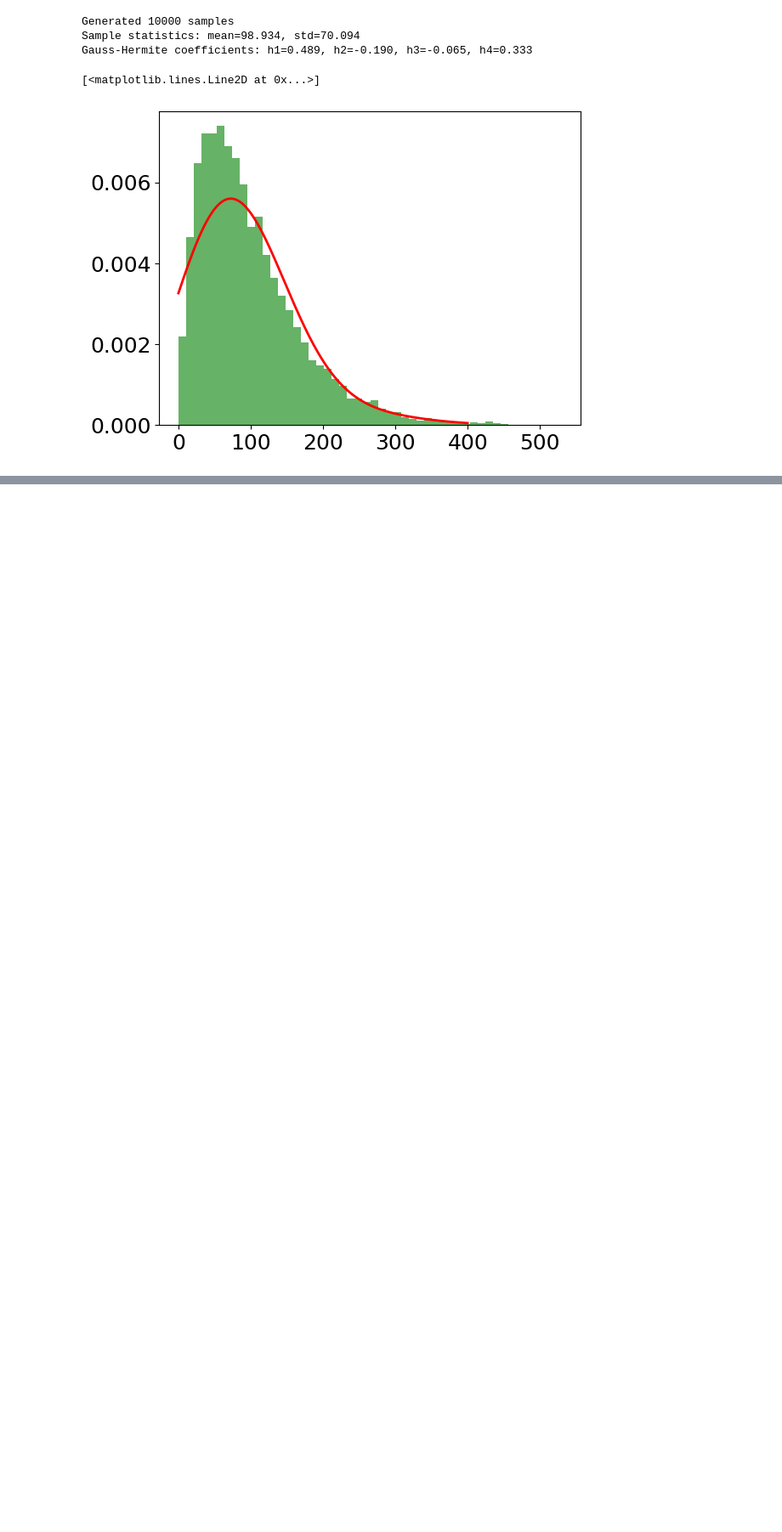
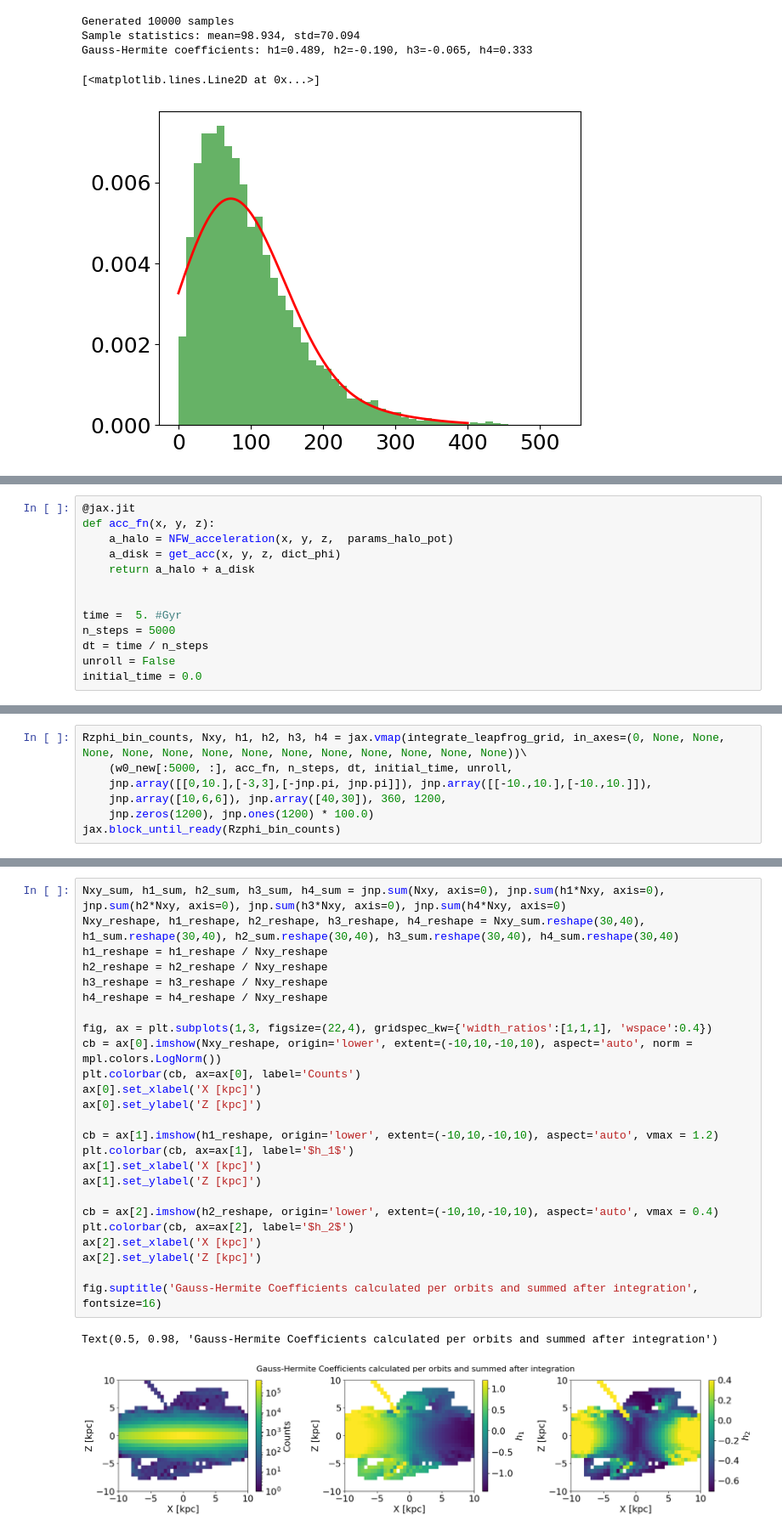
Before and after one commit to David-Chemaly/SchwarMAX, a Jupyter notebook: play_with_GH_moment.ipynb, the cells around one changed output, grey strips where cells are left out. Shown at 85% size. Saved outputs shown, nothing was run; the diff lists cells and outputs as text; blank space fills up the shorter version.

```diff
--- a/play_with_GH_moment.ipynb
+++ b/play_with_GH_moment.ipynb
@@ -725,0 +967,13 @@ Gauss-Hermite coefficients: h1=0.489, h2=-0.190, h3=-0.065, h4=0.333
+# %%
+@jax.jit
+def acc_fn(x, y, z):
+    a_halo = NFW_acceleration(x, y, z,  params_halo_pot)
+    a_disk = get_acc(x, y, z, dict_phi)
+    return a_halo + a_disk
+
+
+time =  5. #Gyr
+n_steps = 5000
+dt = time / n_steps
+unroll = False
+initial_time = 0.0
@@ -725,0 +1001,7 @@ Gauss-Hermite coefficients: h1=0.489, h2=-0.190, h3=-0.065, h4=0.333
+# %%
+Rzphi_bin_counts, Nxy, h1, h2, h3, h4 = jax.vmap(integrate_leapfrog_grid, in_axes=(0, None, None, None, None, None, None, None, None, None, None, None, None, None))\
+    (w0_new[:5000, :], acc_fn, n_steps, dt, initial_time, unroll,
+    jnp.array([[0,10.],[-3,3],[-jnp.pi, jnp.pi]]), jnp.array([[-10.,10.],[-10.,10.]]),
+    jnp.array([10,6,6]), jnp.array([40,30]), 360, 1200,
+    jnp.zeros(1200), jnp.ones(1200) * 100.0)
+jax.block_until_ready(Rzphi_bin_counts)
@@ -725,0 +1117,28 @@ Gauss-Hermite coefficients: h1=0.489, h2=-0.190, h3=-0.065, h4=0.333
+# %%
+Nxy_sum, h1_sum, h2_sum, h3_sum, h4_sum = jnp.sum(Nxy, axis=0), jnp.sum(h1*Nxy, axis=0), jnp.sum(h2*Nxy, axis=0), jnp.sum(h3*Nxy, axis=0), jnp.sum(h4*Nxy, axis=0)
+Nxy_reshape, h1_reshape, h2_reshape, h3_reshape, h4_reshape = Nxy_sum.reshape(30,40), h1_sum.reshape(30,40), h2_sum.reshape(30,40), h3_sum.reshape(30,40), h4_sum.reshape(30,40)
+h1_reshape = h1_reshape / Nxy_reshape
+h2_reshape = h2_reshape / Nxy_reshape
+h3_reshape = h3_reshape / Nxy_reshape
+h4_reshape = h4_reshape / Nxy_reshape
+
+fig, ax = plt.subplots(1,3, figsize=(22,4), gridspec_kw={'width_ratios':[1,1,1], 'wspace':0.4})
+cb = ax[0].imshow(Nxy_reshape, origin='lower', extent=(-10,10,-10,10), aspect='auto', norm = mpl.colors.LogNorm())
+plt.colorbar(cb, ax=ax[0], label='Counts')
+ax[0].set_xlabel('X [kpc]')
+ax[0].set_ylabel('Z [kpc]')
+
+cb = ax[1].imshow(h1_reshape, origin='lower', extent=(-10,10,-10,10), aspect='auto', vmax = 1.2)
+plt.colorbar(cb, ax=ax[1], label='$h_1$')
+ax[1].set_xlabel('X [kpc]')
+ax[1].set_ylabel('Z [kpc]')
+
+cb = ax[2].imshow(h2_reshape, origin='lower', extent=(-10,10,-10,10), aspect='auto', vmax = 0.4)
+plt.colorbar(cb, ax=ax[2], label='$h_2$')
+ax[2].set_xlabel('X [kpc]')
+ax[2].set_ylabel('Z [kpc]')
+
+fig.suptitle('Gauss-Hermite Coefficients calculated per orbits and summed after integration', fontsize=16)
+# %% [output]
+Text(0.5, 0.98, 'Gauss-Hermite Coefficients calculated per orbits and summed after integration')
+[figure, added]
```
Also changed, not shown: parts of 11 cells of this notebook, 6 other files.
